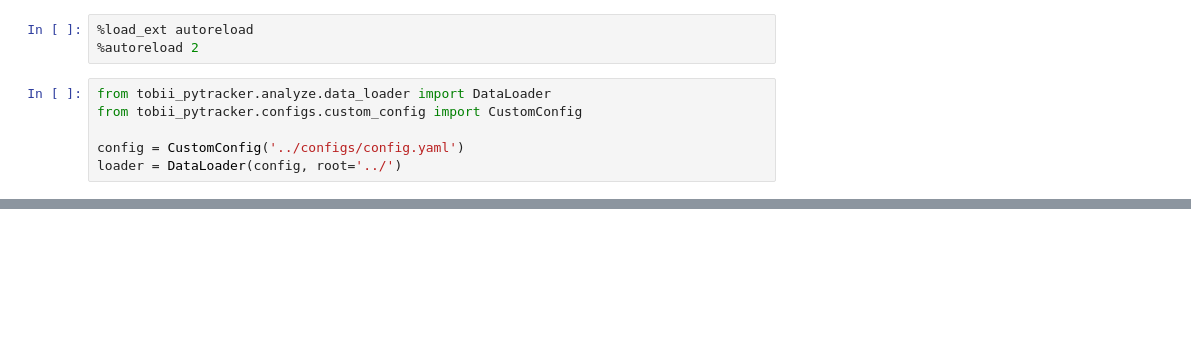
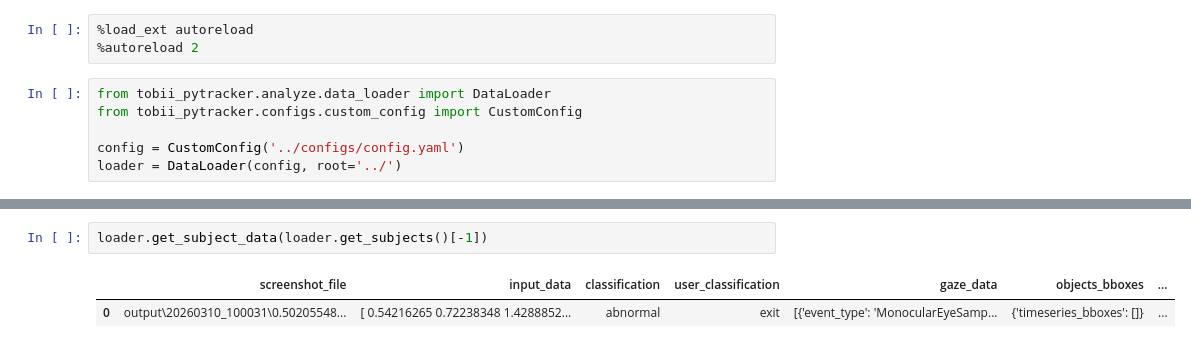
Before and after one commit to sbobek/tobii-pytracker, a Jupyter notebook: examples/loading_data.ipynb, the cells around one changed output, grey strips where cells are left out. Drawn from its saved outputs; the diff is of its cells as text; blank space fills up the shorter version.

```diff
--- a/examples/loading_data.ipynb
+++ b/examples/loading_data.ipynb
@@ -60,0 +56,5 @@ loader.plot_gaze(loader.get_subjects()[-1], 0, gradient=True, flip_y=True)
+# %%
+loader.get_subject_data(loader.get_subjects()[-1])
+# %% [output]
+|  | screenshot_file | input_data | classification | user_classification | gaze_data | objects_bboxes | ... |
+| 0 | output\20260310_100031\0.50205548... | [ 0.54216265 0.72238348 1.4288852... | abnormal | exit | [{'event_type': 'MonocularEyeSamp... | {'timeseries_bboxes': []} | ... |
```
Also changed, not shown: parts of 8 cells of this notebook, 4 other files.
